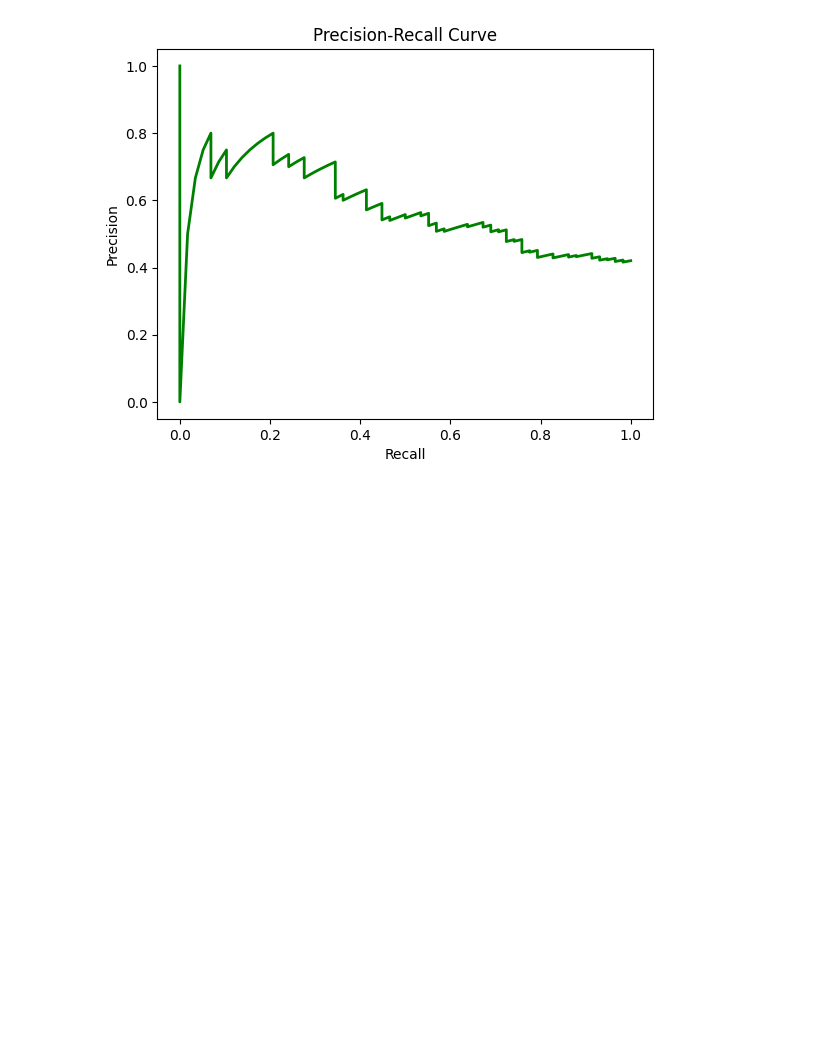
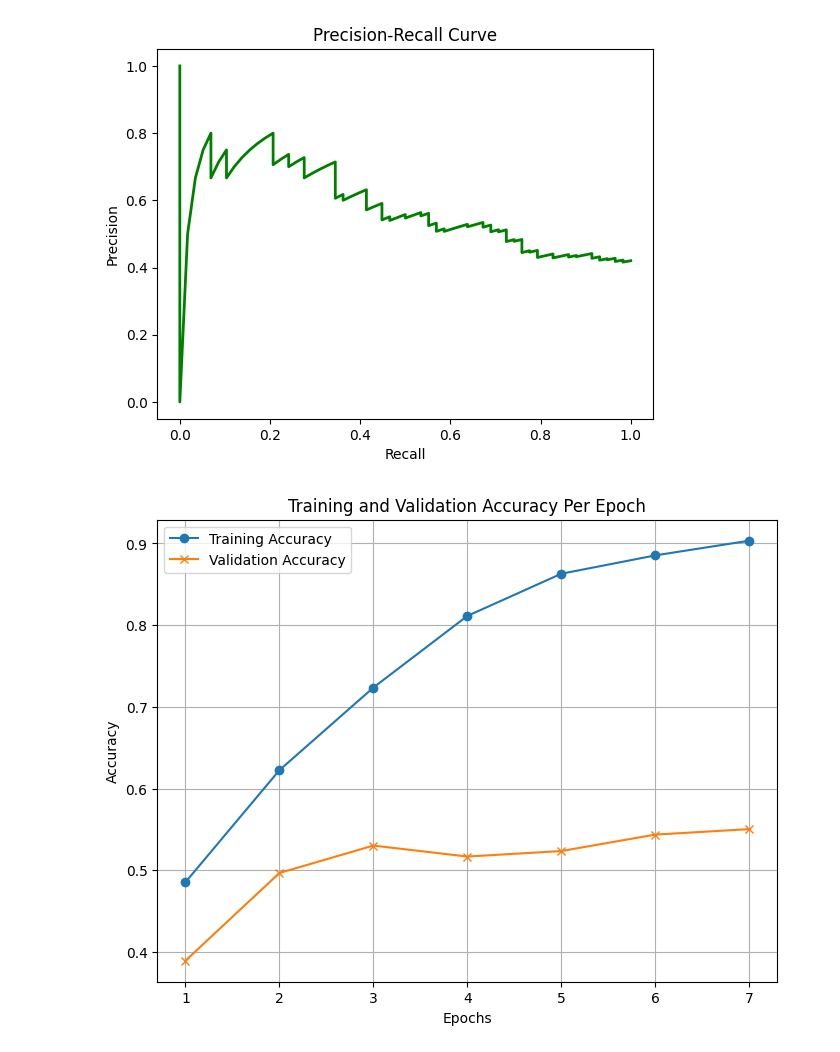
Before and after one commit to jasrajsehmbey/MultiOff, a Jupyter notebook: inception_embedding_model.ipynb, the cells around one changed output. Saved outputs shown, nothing was run; the diff lists cells and outputs as text; code cells hidden in the pictures; blank space fills up the shorter version.

```diff
--- a/inception_embedding_model.ipynb
+++ b/inception_embedding_model.ipynb
@@ -402,3 +452,28 @@ plt.ylabel('Precision')
 plt.show()
 # %% [output]
 [figure]
+# %%
+import matplotlib.pyplot as plt
+
+# Assuming 'history' contains the training and validation logs
+def plot_accuracy(history):
+    # Extract accuracy and validation accuracy per epoch
+    acc = history.history['accuracy']
+    val_acc = history.history['val_accuracy']
+    epochs = range(1, len(acc) + 1)
+
+    # Plot accuracy
+    plt.figure(figsize=(8, 6))
+    plt.plot(epochs, acc, label='Training Accuracy', marker='o')
+    plt.plot(epochs, val_acc, label='Validation Accuracy', marker='x')
+    plt.title('Training and Validation Accuracy Per Epoch')
+    plt.xlabel('Epochs')
+    plt.ylabel('Accuracy')
+    plt.legend()
+    plt.grid(True)
+    plt.show()
+
+# Call the function
+plot_accuracy(final_history)
+# %% [output]
+[figure, added]
```
Also changed, not shown: parts of 4 cells of this notebook.
